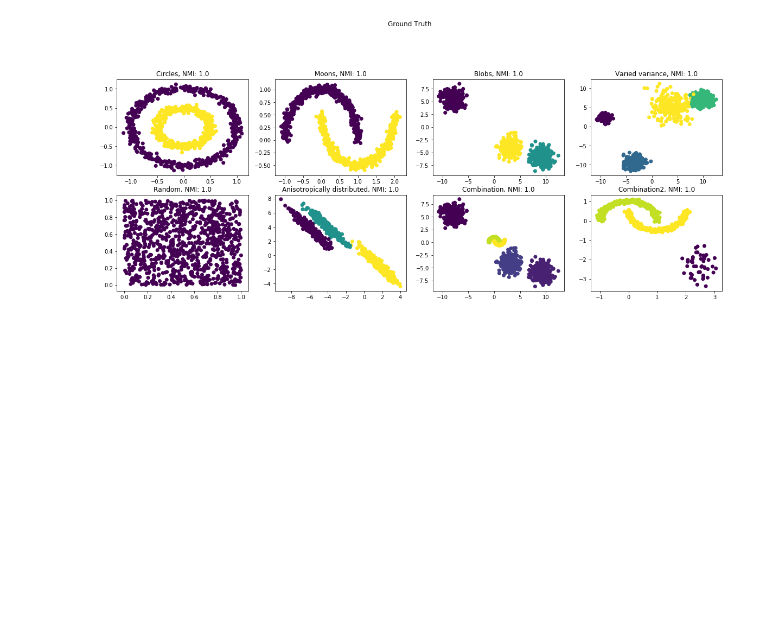
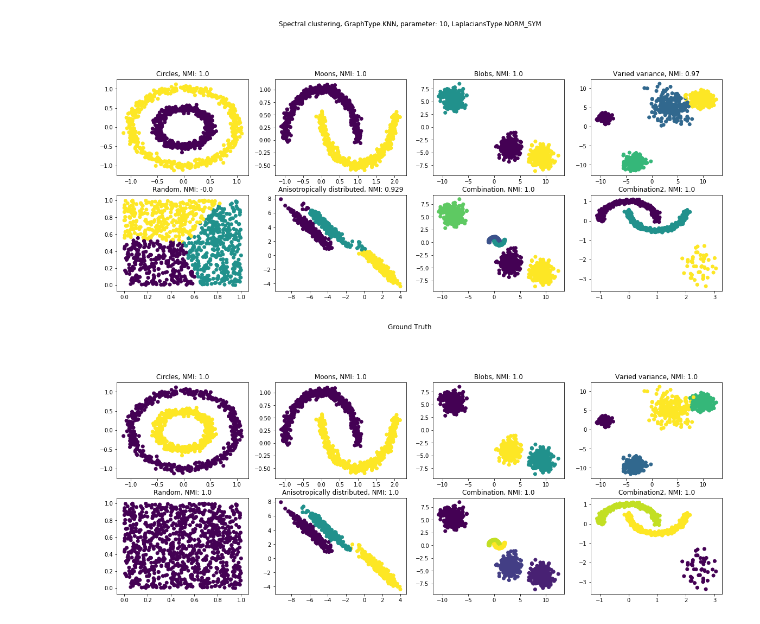
Before and after one commit to OlehOnyshchak/SpectralClustering, a Jupyter notebook: notebook/SpectralClustering.ipynb, the cells around one changed output. Saved outputs shown, nothing was run; the diff lists cells and outputs as text; code cells hidden in the pictures; blank space fills up the shorter version.

```diff
--- a/notebook/SpectralClustering.ipynb
+++ b/notebook/SpectralClustering.ipynb
@@ -222,3 +235,9 @@ def run_algorithm(alg_type, datasets, n_clusters, params = None):
+# %%
+params = {'gtype' : GraphType.KNN, 'ltype' : LaplaciansType.NORM_SYM, 'gparam' : 10}
+results = run_algorithm(Algorithm.SPECTRAL, dataset_collection, n_clusters, params)
+plot_results(results, titles, params=params, alg_type=Algorithm.SPECTRAL)
+# %% [output]
+[figure, added]
 # %%
 gt = [(data, true_labels, true_labels) for (data, true_labels) in dataset_collection]
 
```
Also changed, not shown: parts of 8 cells of this notebook.
